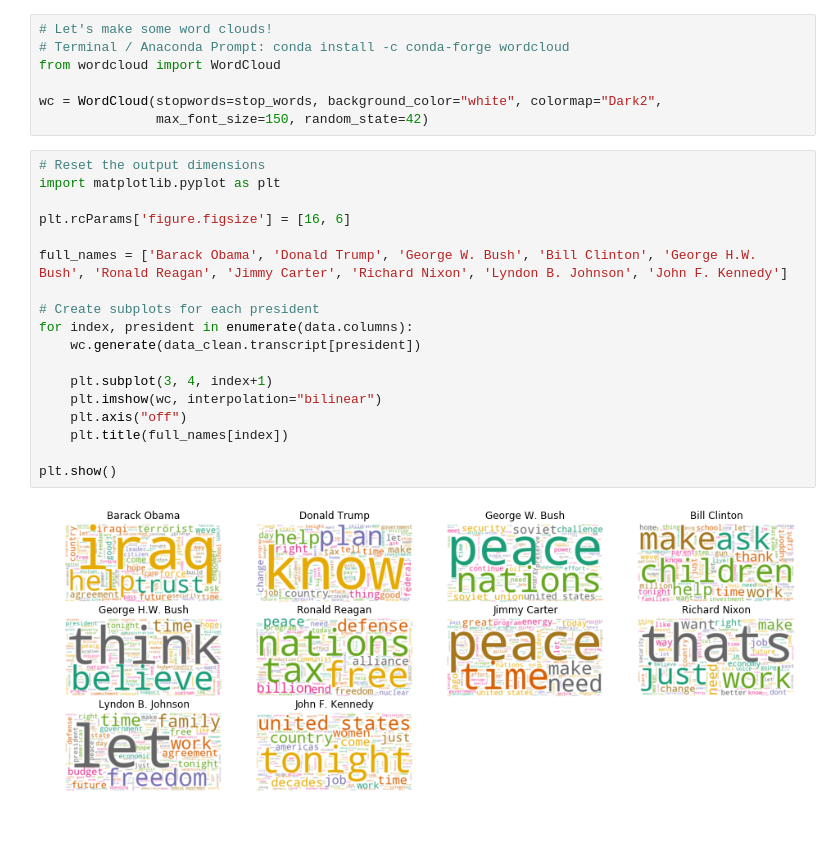
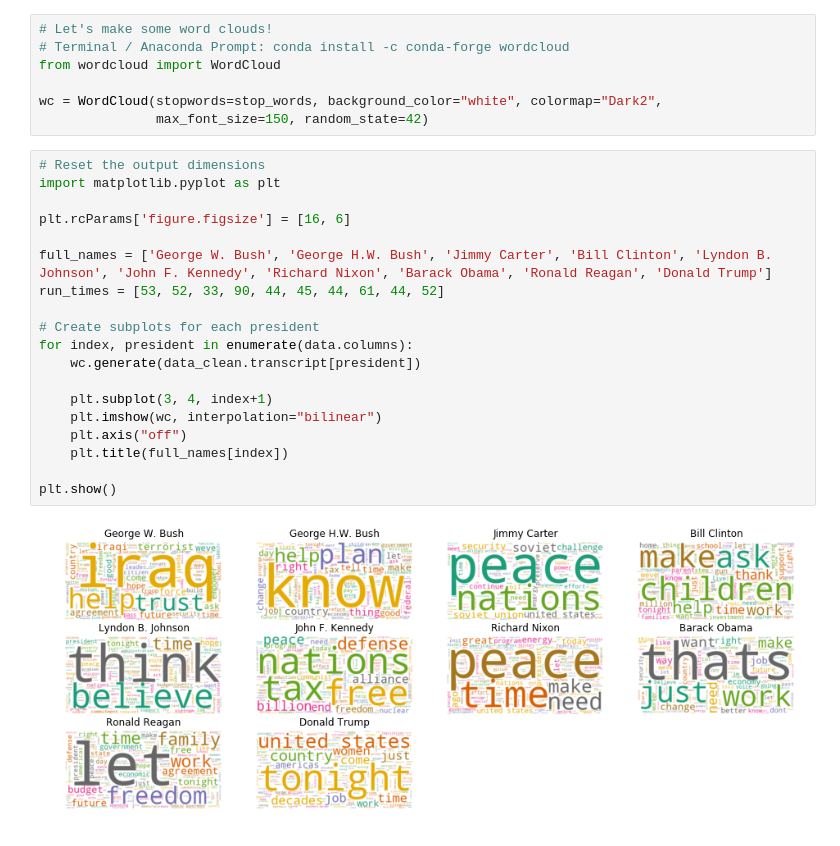
Before and after one commit to grem848/PythonExamProject2019, a Jupyter notebook: Data Analysis.ipynb, the cells around one changed output. Cells and saved outputs as stored; diff of their text form.

```diff
--- a/Data Analysis.ipynb
+++ b/Data Analysis.ipynb
@@ -159,23 +159,24 @@ wc = WordCloud(stopwords=stop_words, background_color="white", colormap="Dark2",
 # %%
 # Reset the output dimensions
 import matplotlib.pyplot as plt
 
 plt.rcParams['figure.figsize'] = [16, 6]
 
-full_names = ['Barack Obama', 'Donald Trump', 'George W. Bush', 'Bill Clinton', 'George H.W. Bush', 'Ronald Reagan', 'Jimmy Carter', 'Richard Nixon', 'Lyndon B. Johnson', 'John F. Kennedy']
+full_names = ['George W. Bush', 'George H.W. Bush', 'Jimmy Carter', 'Bill Clinton', 'Lyndon B. Johnson', 'John F. Kennedy', 'Richard Nixon', 'Barack Obama', 'Ronald Reagan', 'Donald Trump']
+run_times = [53, 52, 33, 90, 44, 45, 44, 61, 44, 52]
 
 # Create subplots for each president
 for index, president in enumerate(data.columns):
     wc.generate(data_clean.transcript[president])
 
     plt.subplot(3, 4, index+1)
     plt.imshow(wc, interpolation="bilinear")
     plt.axis("off")
     plt.title(full_names[index])
 
 plt.show()
 # %% [output]
-[figure, old version]
+[figure, new version]
 # %%
 # Find the number of unique words that each president uses
 
```
Also changed, not shown: parts of 2 cells of this notebook, 4 other files.
